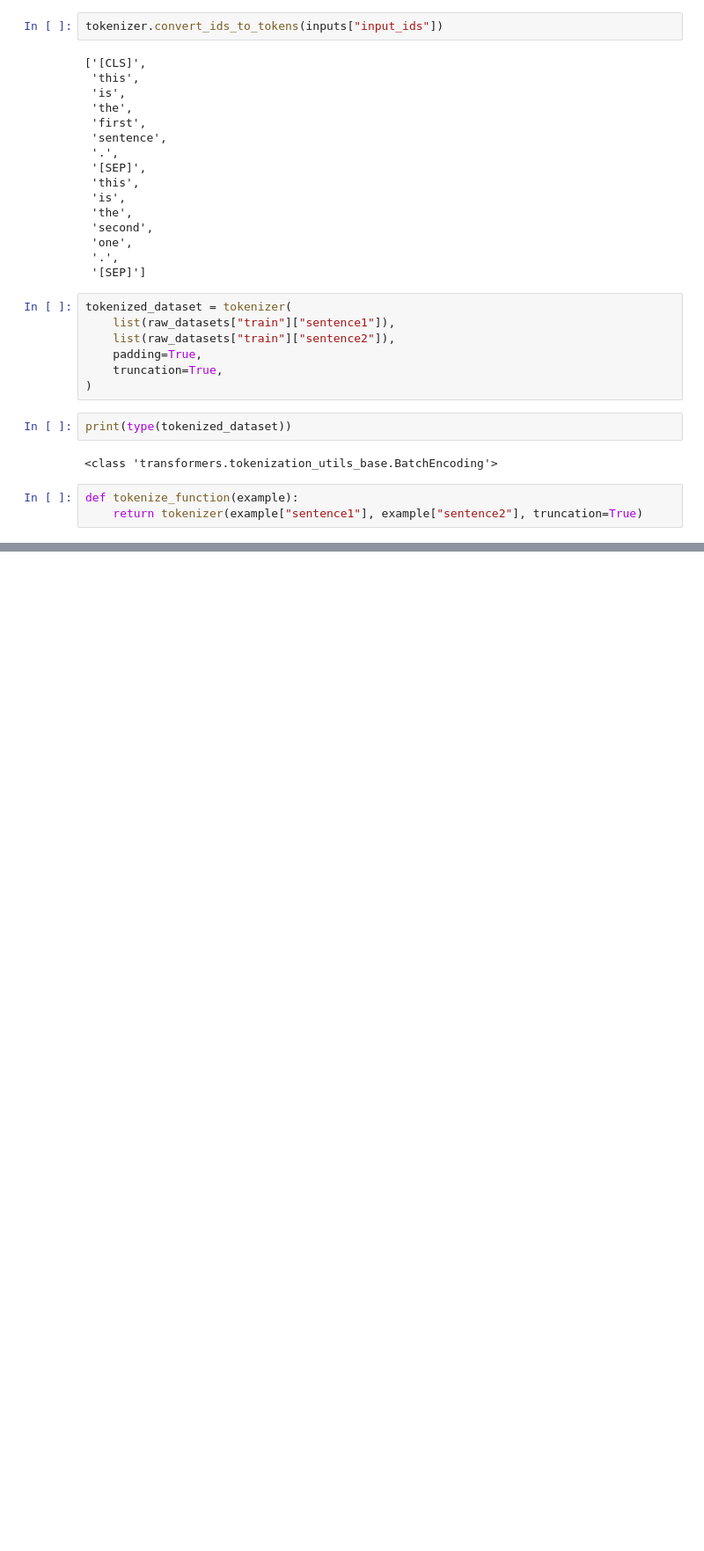
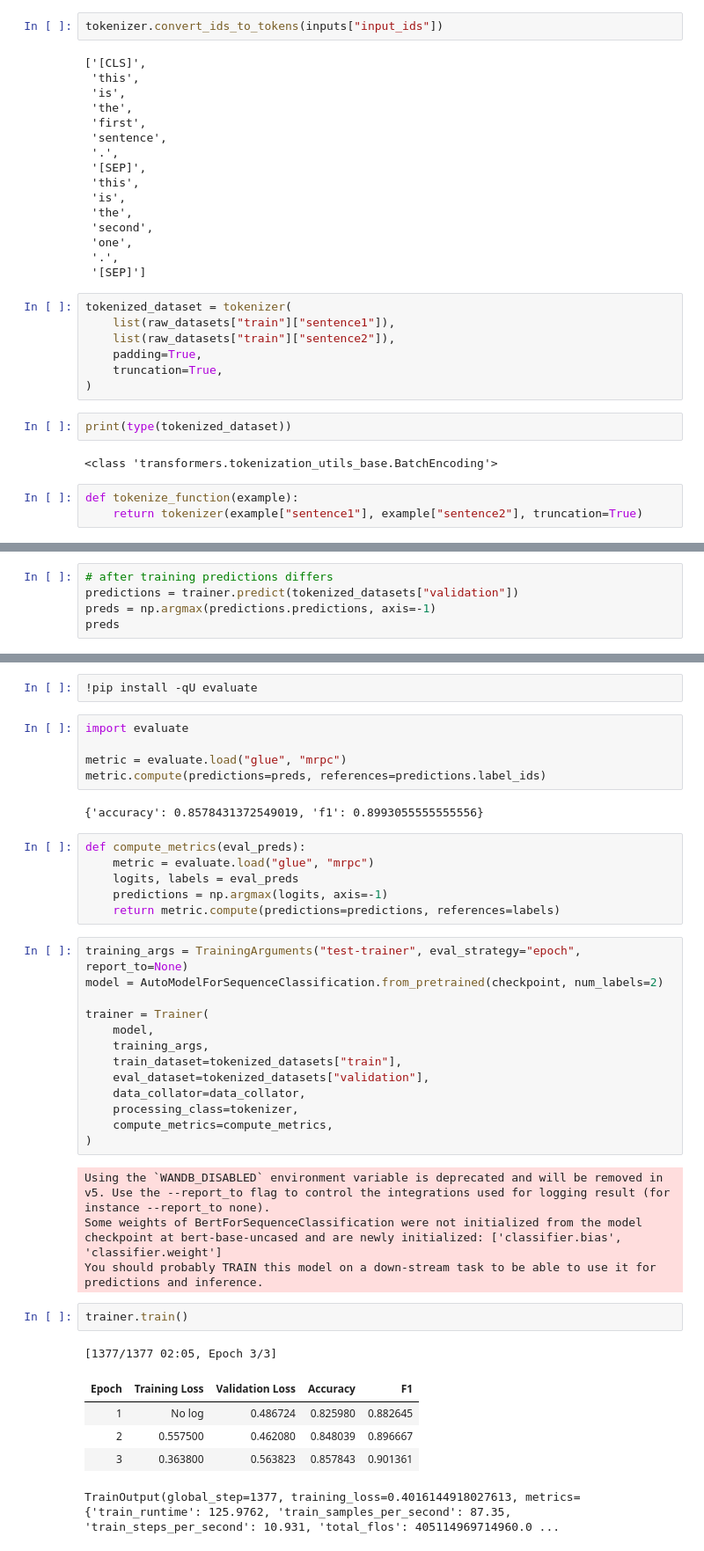
Before and after one commit to kusmierzrafal/llm-course-hugging-face, a Jupyter notebook: 03_fine_tuning_a_pretrained_model.ipynb, the cells around one changed output, grey strips where cells are left out. Shown at 88% size. Drawn from its saved outputs; the diff is of its cells as text; blank space fills up the shorter version.

Commit message:
fine-tuning a model with the Trainer API

```diff
--- a/03_fine_tuning_a_pretrained_model.ipynb
+++ b/03_fine_tuning_a_pretrained_model.ipynb
@@ -123,0 +278,5 @@ def tokenize_function(example):
+# %%
+# after training predictions differs
+predictions = trainer.predict(tokenized_datasets["validation"])
+preds = np.argmax(predictions.predictions, axis=-1)
+preds
@@ -123,0 +304,41 @@ def tokenize_function(example):
+# %%
+!pip install -qU evaluate
+# %%
+import evaluate
+
+metric = evaluate.load("glue", "mrpc")
+metric.compute(predictions=preds, references=predictions.label_ids)
+# %% [output]
+{'accuracy': 0.8578431372549019, 'f1': 0.8993055555555556}
+# %%
+def compute_metrics(eval_preds):
+    metric = evaluate.load("glue", "mrpc")
+    logits, labels = eval_preds
+    predictions = np.argmax(logits, axis=-1)
+    return metric.compute(predictions=predictions, references=labels)
+# %%
+training_args = TrainingArguments("test-trainer", eval_strategy="epoch", report_to=None)
+model = AutoModelForSequenceClassification.from_pretrained(checkpoint, num_labels=2)
+
+trainer = Trainer(
+    model,
+    training_args,
+    train_dataset=tokenized_datasets["train"],
+    eval_dataset=tokenized_datasets["validation"],
+    data_collator=data_collator,
+    processing_class=tokenizer,
+    compute_metrics=compute_metrics,
+)
+# %% [output]
+Using the `WANDB_DISABLED` environment variable is deprecated and will be removed in v5. Use the --report_to flag to control the integrations used for logging result (for instance --report_to none).
+Some weights of BertForSequenceClassification were not initialized from the model checkpoint at bert-base-uncased and are newly initialized: ['classifier.bias', 'classifier.weight']
+You should probably TRAIN this model on a down-stream task to be able to use it for predictions and inference.
+# %%
+trainer.train()
+# %% [output]
+[1377/1377 02:05, Epoch 3/3]
+| Epoch | Training Loss | Validation Loss | Accuracy | F1 |
+| 1 | No log | 0.486724 | 0.825980 | 0.882645 |
+| 2 | 0.557500 | 0.462080 | 0.848039 | 0.896667 |
+| 3 | 0.363800 | 0.563823 | 0.857843 | 0.901361 |
+TrainOutput(global_step=1377, training_loss=0.4016144918027613, metrics={'train_runtime': 125.9762, 'train_samples_per_second': 87.35, 'train_steps_per_second': 10.931, 'total_flos': 405114969714960.0 ...
```
Also changed, not shown: parts of 20 cells of this notebook.
